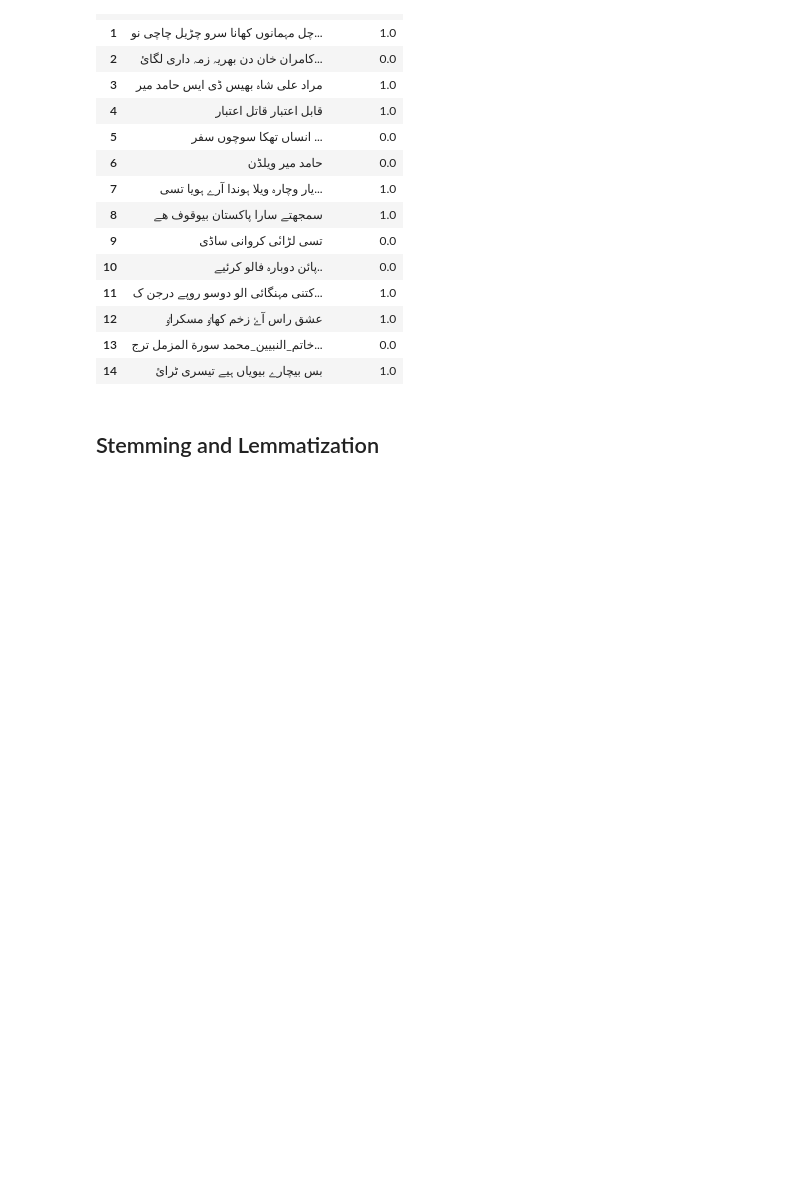
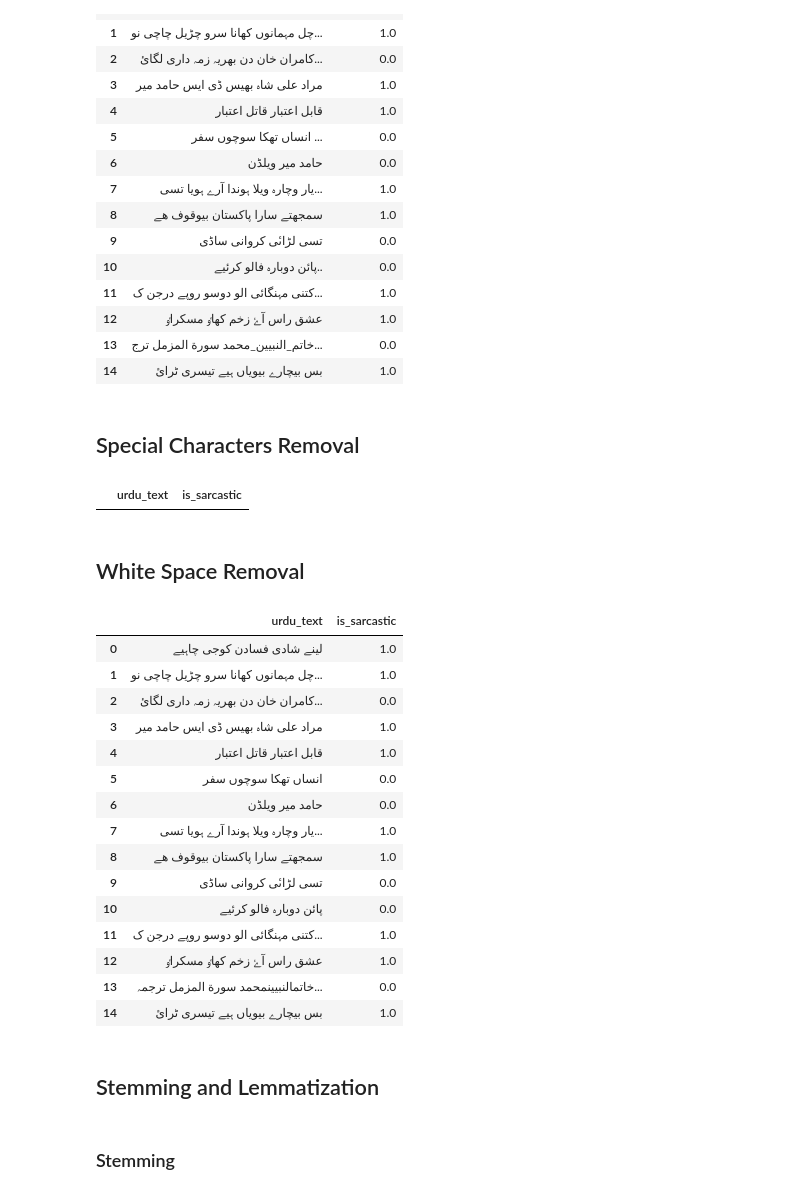
Before and after one commit to saadsohail05/Sarcasm-Detection-Tool-for-Urdu-Text-on-Social-Media, a Jupyter notebook: Urdu Sentiment.ipynb, the cells around one changed output. Drawn from its saved outputs; the diff is of its cells as text; code cells hidden in the pictures; blank space fills up the shorter version.

```diff
--- a/Urdu Sentiment.ipynb
+++ b/Urdu Sentiment.ipynb
@@ -244,5 +252,48 @@ df.head(15)
 | 12 | عشق راس آۓ زخم کھاٶ مسکراٶ | 1.0 |
 | 13 | خاتم_النبیین_محمد سورة المزمل ترج... | 0.0 |
 | 14 | بس بیچارے بیویاں ہیے تیسری ٹرائ | 1.0 |
+# %% [markdown]
+## Special Characters Removal
+# %%
+def remove_special_characters(text):
+    # Keep only Urdu characters, numbers, and spaces
+    pattern = r'[^\u0600-\u06FF\s]'  # Unicode range for Urdu letters and numbers
+    return re.sub(pattern, '', text)
+# %%
+df["urdu_text"] = df["urdu_text"].apply(remove_special_characters)
+# Using Urduhack again to remove any left punctuations
+df["urdu_text"] = df["urdu_text"].apply(remove_punctuation)
+# %%
+contains_plus = df[df['urdu_text'].str.contains(r'\*', na=False)]
+
+# Display the rows that contain the '+' symbol
+contains_plus.head()
+# %% [output]
+|  | urdu_text | is_sarcastic |
+# %% [markdown]
+## White Space Removal
+# %%
+df['urdu_text'] = df['urdu_text'].apply(normalize_whitespace)
+# %%
+df.head(15)
+# %% [output]
+|  | urdu_text | is_sarcastic |
+| 0 | لینے شادی فسادن کوجی چاہیے | 1.0 |
+| 1 | چل مہمانوں کھانا سرو چڑیل چاچی نو... | 1.0 |
+| 2 | کامران خان دن بھریہ زمہ داری لگائ... | 0.0 |
+| 3 | مراد علی شاہ بھیس ڈی ایس حامد میر | 1.0 |
+| 4 | قابل اعتبار قاتل اعتبار | 1.0 |
+| 5 | انساں تھکا سوچوں سفر | 0.0 |
+| 6 | حامد میر ویلڈن | 0.0 |
+| 7 | یار وچارہ ویلا ہوندا آرے ہویا تسی... | 1.0 |
+| 8 | سمجھتے سارا پاکستان بیوقوف ھے | 1.0 |
+| 9 | تسی لڑاںٔی کروانی ساڈی | 0.0 |
+| 10 | پائن دوبارہ فالو کرئیے | 0.0 |
+| 11 | کتنی مہنگائی الو دوسو روپے درجن ک... | 1.0 |
+| 12 | عشق راس آۓ زخم کھاٶ مسکراٶ | 1.0 |
+| 13 | خاتمالنبیینمحمد سورة المزمل ترجمہ... | 0.0 |
+| 14 | بس بیچارے بیویاں ہیے تیسری ٹرائ | 1.0 |
 # %% [markdown]
 ## Stemming and Lemmatization
+# %% [markdown]
+### Stemming
```
Also changed, not shown: parts of 4 cells of this notebook.
